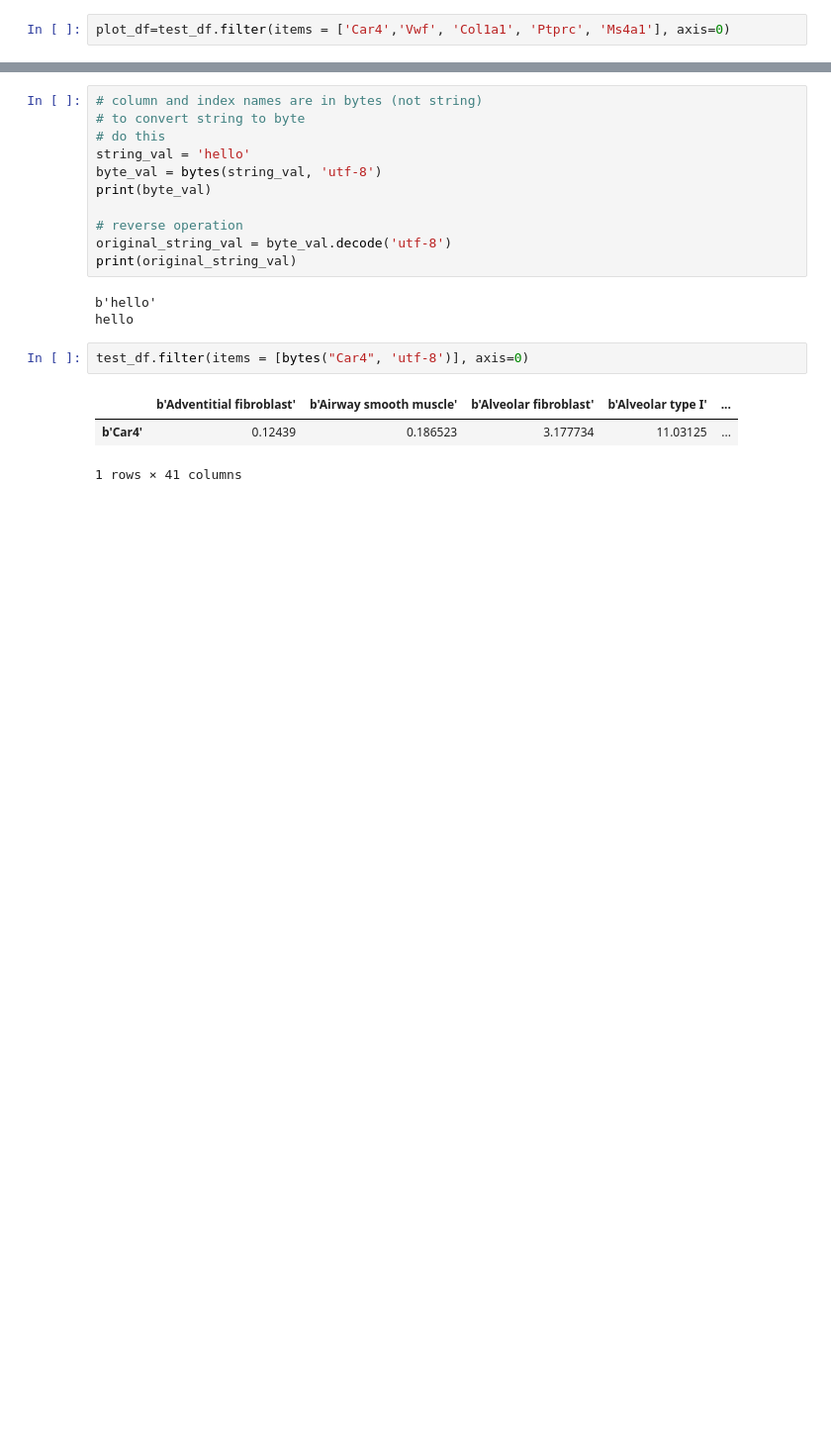
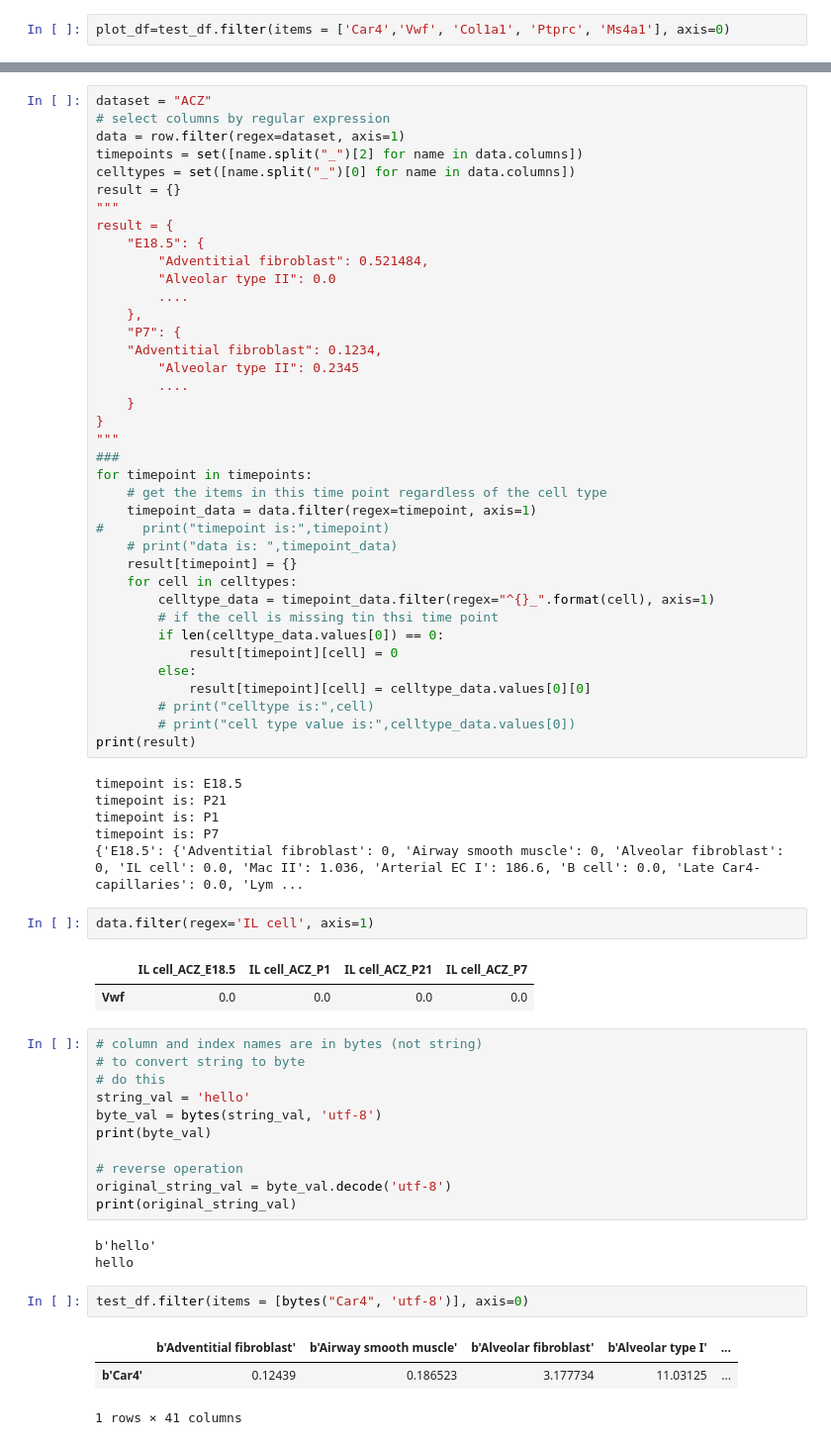
Before and after one commit to fabilab/data-compression-and-APIs-for-cell-atlases, a Jupyter notebook: condensed_lung_atlas-main/h5 file dataset.ipynb, the cells around one changed output, grey strips where cells are left out. Shown at 99% size. Saved outputs shown, nothing was run; the diff lists cells and outputs as text; blank space fills up the shorter version.

```diff
--- a/condensed_lung_atlas-main/h5 file dataset.ipynb
+++ b/condensed_lung_atlas-main/h5 file dataset.ipynb
@@ -300,3 +326,52 @@ plot_df
+# %%
+dataset = "ACZ"
+# select columns by regular expression
+data = row.filter(regex=dataset, axis=1)
+timepoints = set([name.split("_")[2] for name in data.columns])
+celltypes = set([name.split("_")[0] for name in data.columns])
+result = {}
+"""
+result = {
+    "E18.5": {
+        "Adventitial fibroblast": 0.521484,
+        "Alveolar type II": 0.0
+        ....
+    },
+    "P7": {
+    "Adventitial fibroblast": 0.1234,
+        "Alveolar type II": 0.2345
+        ....
+    }
+}
+"""
+###
+for timepoint in timepoints:
+    # get the items in this time point regardless of the cell type
+    timepoint_data = data.filter(regex=timepoint, axis=1)
+#     print("timepoint is:",timepoint)
+    # print("data is: ",timepoint_data)
+    result[timepoint] = {}
+    for cell in celltypes:
+        celltype_data = timepoint_data.filter(regex="^{}_".format(cell), axis=1)
+        # if the cell is missing tin thsi time point
+        if len(celltype_data.values[0]) == 0:
+            result[timepoint][cell] = 0
+        else:
+            result[timepoint][cell] = celltype_data.values[0][0]
+        # print("celltype is:",cell)
+        # print("cell type value is:",celltype_data.values[0])
+print(result)
+# %% [output]
+timepoint is: E18.5
+timepoint is: P21
+timepoint is: P1
+timepoint is: P7
+{'E18.5': {'Adventitial fibroblast': 0, 'Airway smooth muscle': 0, 'Alveolar fibroblast': 0, 'IL cell': 0.0, 'Mac II': 1.036, 'Arterial EC I': 186.6, 'B cell': 0.0, 'Late Car4- capillaries': 0.0, 'Lym ...
+# %%
+data.filter(regex='IL cell', axis=1)
+# %% [output]
+|  | IL cell_ACZ_E18.5 | IL cell_ACZ_P1 | IL cell_ACZ_P21 | IL cell_ACZ_P7 |
+| Vwf | 0.0 | 0.0 | 0.0 | 0.0 |
 # %%
 # column and index names are in bytes (not string)
 # to convert string to byte
```
Also changed, not shown: parts of 14 cells of this notebook, 3 other files.
